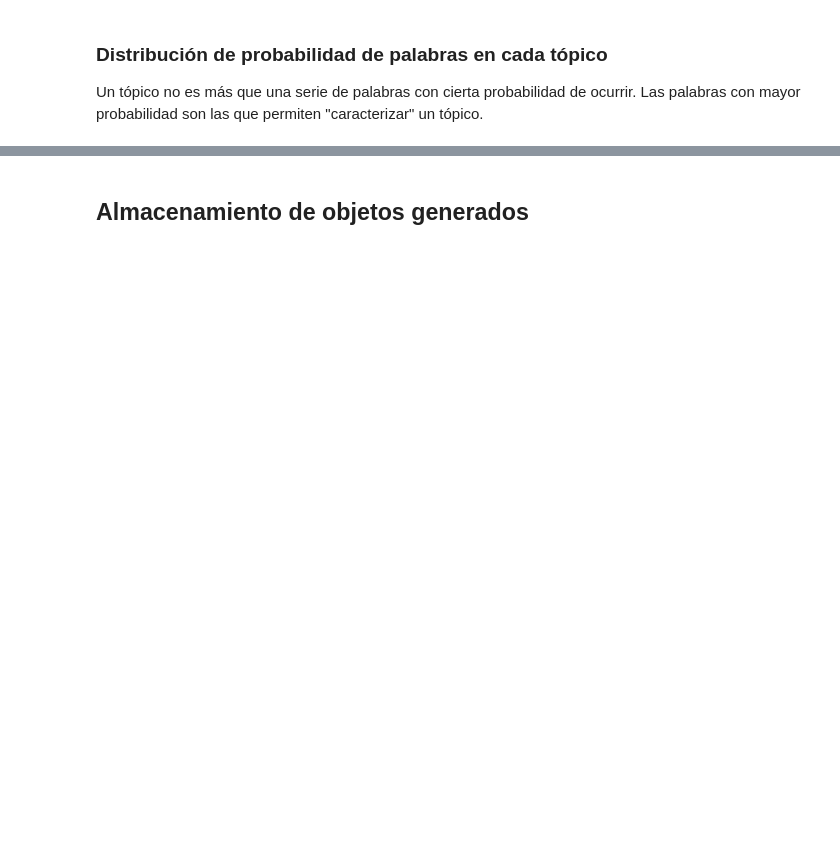
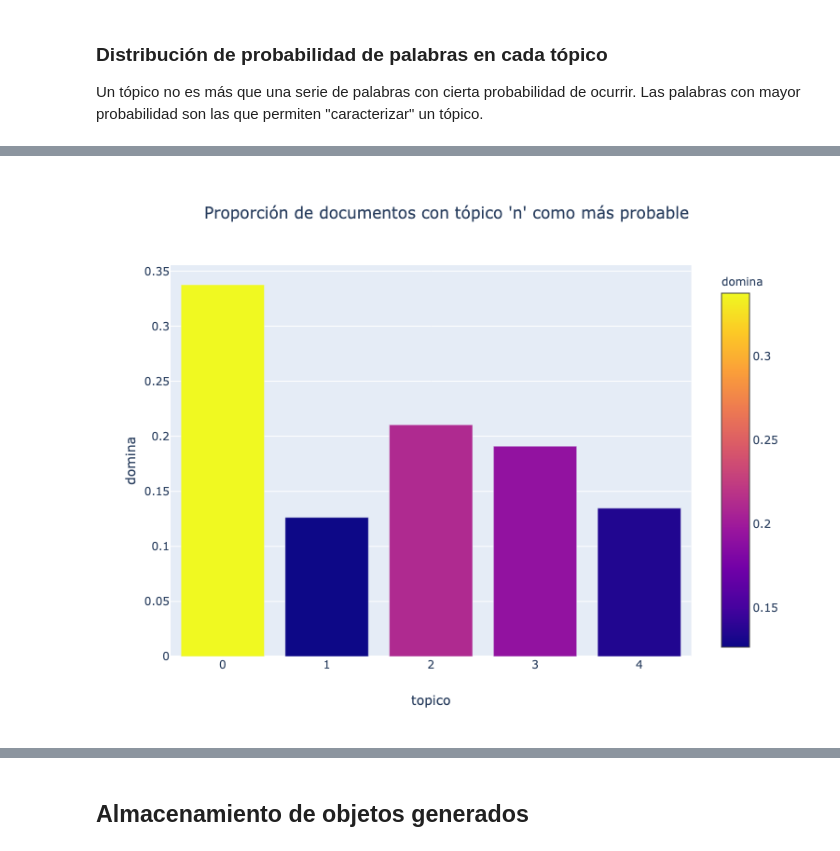
Before and after one commit to munozbravo/banrep, a Jupyter notebook: banrep/notebooks/uso_general.ipynb, the cells around one changed output, grey strips where cells are left out. Saved outputs shown, nothing was run; the diff lists cells and outputs as text; code cells hidden in the pictures; blank space fills up the shorter version.

```diff
--- a/banrep/notebooks/uso_general.ipynb
+++ b/banrep/notebooks/uso_general.ipynb
@@ -380,0 +367,3 @@ palabras.head(10)
+# %%
+dominante = topicos.prevalencia()
+dominante.head()
@@ -380,0 +377,7 @@ palabras.head(10)
+# %%
+figd = px.bar(dominante, 'topico', 'domina', color='domina',
+              title="Proporción de documentos con tópico 'n' como más probable")
+
+figd.update_layout(title_x=0.5)
+figd.show()
+# %% [output]
@@ -380,0 +385 @@ palabras.head(10)
+[figure, added]
```
Also changed, not shown: parts of 85 cells of this notebook, 1 other file.
